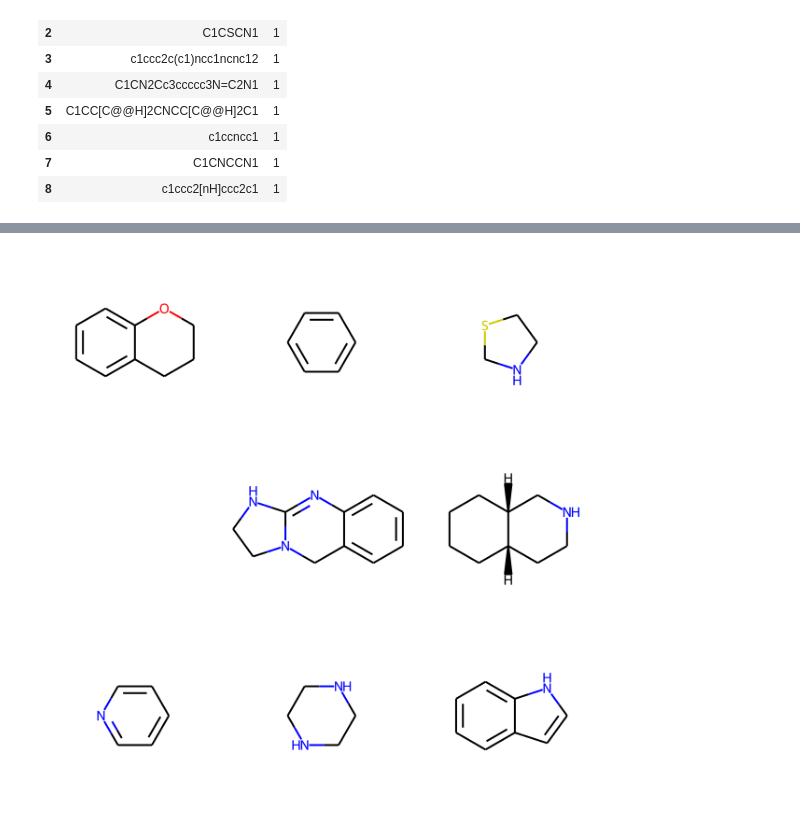
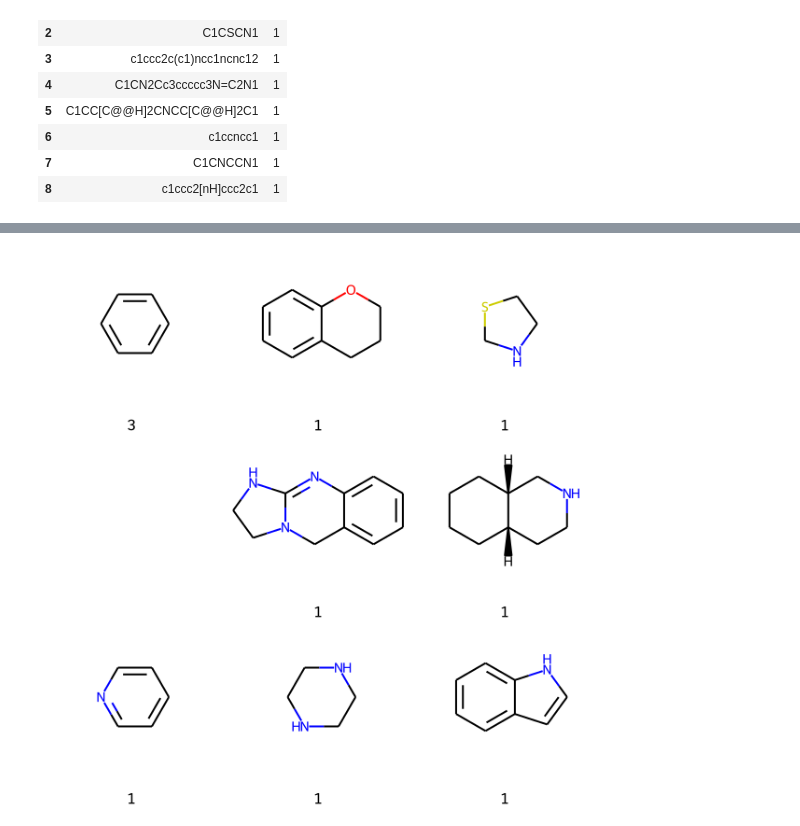
Before and after one commit to arturcgs/lipinski-analysis, a Jupyter notebook: jupyter_notebooks/9_study_of_rings.ipynb, the cells around one changed output, grey strips where cells are left out. Cells and saved outputs as stored; diff of their text form; code cells hidden in the pictures.

```diff
--- a/jupyter_notebooks/9_study_of_rings.ipynb
+++ b/jupyter_notebooks/9_study_of_rings.ipynb
@@ -66,7 +65,8 @@ rings_df = rings_df.reset_index()
 rings_df.rename(columns={'index':'SMILES'}, inplace=True)
 
 # Descending order
-rings_df.sort_values(by='n', ascending=False)
+rings_df = rings_df.sort_values(by='n', ascending=False)
+rings_df
 # %% [output]
 |  | SMILES | n |
 | 1 | c1ccccc1 | 3 |
@@ -80,5 +80,6 @@ rings_df.sort_values(by='n', ascending=False)
 | 8 | c1ccc2[nH]ccc2c1 | 1 |
 # %%
 mol_rings = [Chem.MolFromSmiles(SMILES) for SMILES in list(rings_df.SMILES)]
-Draw.MolsToGridImage(mol_rings)
+legends = [str(number) for number in list(rings_df.n)]
+Draw.MolsToGridImage(mol_rings, legends=legends)
 # %% [output]
@@ -87 +88 @@ RDKit ERROR: [19:55:31] Can't kekulize mol.  Unkekulized atoms: 0 1 2 3 4 5 6 7
-[figure, old version]
+[figure, new version]
```
Also changed, not shown: parts of 3 cells of this notebook, 1 other file.
